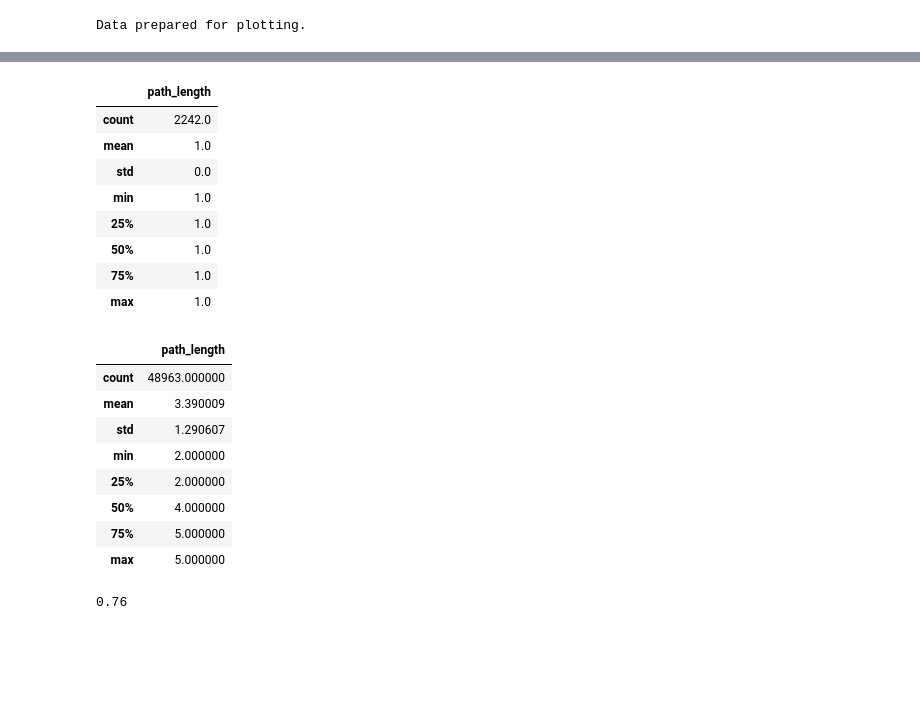
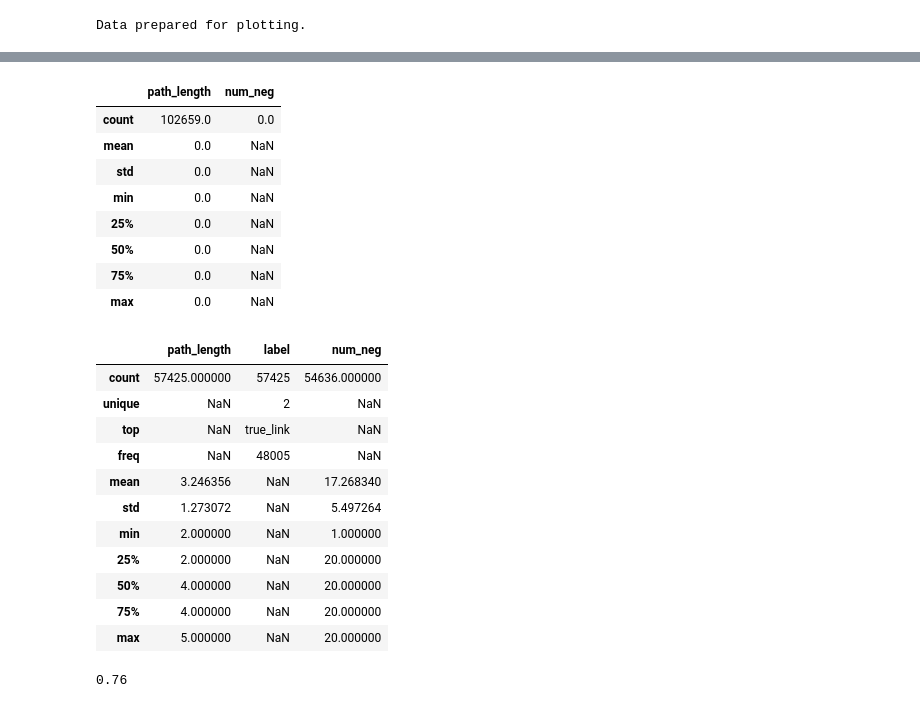
Before and after one commit to HaiDang2001VN/tkgc-art, a Jupyter notebook: v4/analyze.ipynb, the cells around one changed output, grey strips where cells are left out. Cells and saved outputs as stored; diff of their text form; code cells hidden in the pictures; blank space fills up the shorter version.

```diff
--- a/v4/analyze.ipynb
+++ b/v4/analyze.ipynb
@@ -49,7 +68,7 @@ Data loaded.
 
 # --- 2. Data Extraction and Preparation ---
 plot_data = []
-split = 'test'  # You can change this to 'valid' or 'test'
+split = 'valid'  # You can change this to 'valid' or 'test'
 
 print(f"Processing data for '{split}' split...")
 edges_df = dm.data[split]
@@ -62,26 +85,36 @@ Processing data for 'test' split...
 for eid, row in tqdm(edges_df.iterrows(), total=len(edges_df), desc="Extracting paths"):
     eid_str = str(eid)
     label = row['label']
+    edge_meta = {}
 
     # Process positive path
     if eid_str in pos_paths and pos_paths[eid_str].get('nodes'):
         pos_path_len = len(pos_paths[eid_str]['nodes'])
-        plot_data.append({
+        edge_meta = {
             'path_length': pos_path_len,
-            'path_type': 'positive',
+            # 'path_type': 'positive',
             'label': 'true_link' if label == 1 else 'false_link'
-        })
+        }
+    else:
+        edge_meta = {
+            'path_length': 0,
+            # 'path_type': 'positive',
+            'label': 'true_link' if label == 1 else 'false_link'
+        }
 
     # Process negative paths
     if eid_str in neg_paths:
-        for neg_path_interleaved in neg_paths[eid_str]:
-            # As per loader.py, nodes are at even indices
-            neg_path_len = len(neg_path_interleaved[::2])
-            plot_data.append({
-                'path_length': neg_path_len,
-                'path_type': 'negative',
-                'label': 'true_link' if label == 1 else 'false_link'
-            })
+        # for neg_path_interleaved in neg_paths[eid_str]:
+        #     # As per loader.py, nodes are at even indices
+        #     neg_path_len = len(neg_path_interleaved[::2])
+        #     plot_data.append({
+        #         'path_length': neg_path_len,
+        #         'path_type': 'negative',
+        #         'label': 'true_link' if label == 1 else 'false_link'
+        #     })
+        edge_meta["num_neg"] = len(neg_paths[eid_str])
+
+    plot_data.append(edge_meta)
 # %%
 
 plot_df = pd.DataFrame(plot_data)
@@ -146,4 +175,4 @@ plot_df
 # %%
-pos_df = plot_df[plot_df['path_type'] == 'positive'].copy()
+pos_df = plot_df[plot_df["path_length"] > 0].copy()
 pos_df
 # %% [output]
@@ -197,27 +236,30 @@ plot_df[plot_df["path_length"] < 2]
 # %%
 plot_df[plot_df["path_length"] < 2].describe()
 # %% [output]
-|  | path_length |
-| count | 2242.0 |
-| mean | 1.0 |
-| std | 0.0 |
-| min | 1.0 |
-| 25% | 1.0 |
-| 50% | 1.0 |
-| 75% | 1.0 |
-| max | 1.0 |
+|  | path_length | num_neg |
+| count | 102659.0 | 0.0 |
+| mean | 0.0 | NaN |
+| std | 0.0 | NaN |
+| min | 0.0 | NaN |
+| 25% | 0.0 | NaN |
+| 50% | 0.0 | NaN |
+| 75% | 0.0 | NaN |
+| max | 0.0 | NaN |
 # %%
-pos_df.describe()
+pos_df.describe(include="all")
 # %% [output]
-|  | path_length |
-| count | 48963.000000 |
-| mean | 3.390009 |
-| std | 1.290607 |
-| min | 2.000000 |
-| 25% | 2.000000 |
-| 50% | 4.000000 |
-| 75% | 5.000000 |
-| max | 5.000000 |
+|  | path_length | label | num_neg |
+| count | 57425.000000 | 57425 | 54636.000000 |
+| unique | NaN | 2 | NaN |
+| top | NaN | true_link | NaN |
+| freq | NaN | 48005 | NaN |
+| mean | 3.246356 | NaN | 17.268340 |
+| std | 1.273072 | NaN | 5.497264 |
+| min | 2.000000 | NaN | 1.000000 |
+| 25% | 2.000000 | NaN | 20.000000 |
+| 50% | 4.000000 | NaN | 20.000000 |
+| 75% | 4.000000 | NaN | 20.000000 |
+| max | 5.000000 | NaN | 20.000000 |
 # %%
 1 - 12/50
 # %% [output]
```
Also changed, not shown: parts of 23 cells of this notebook.
